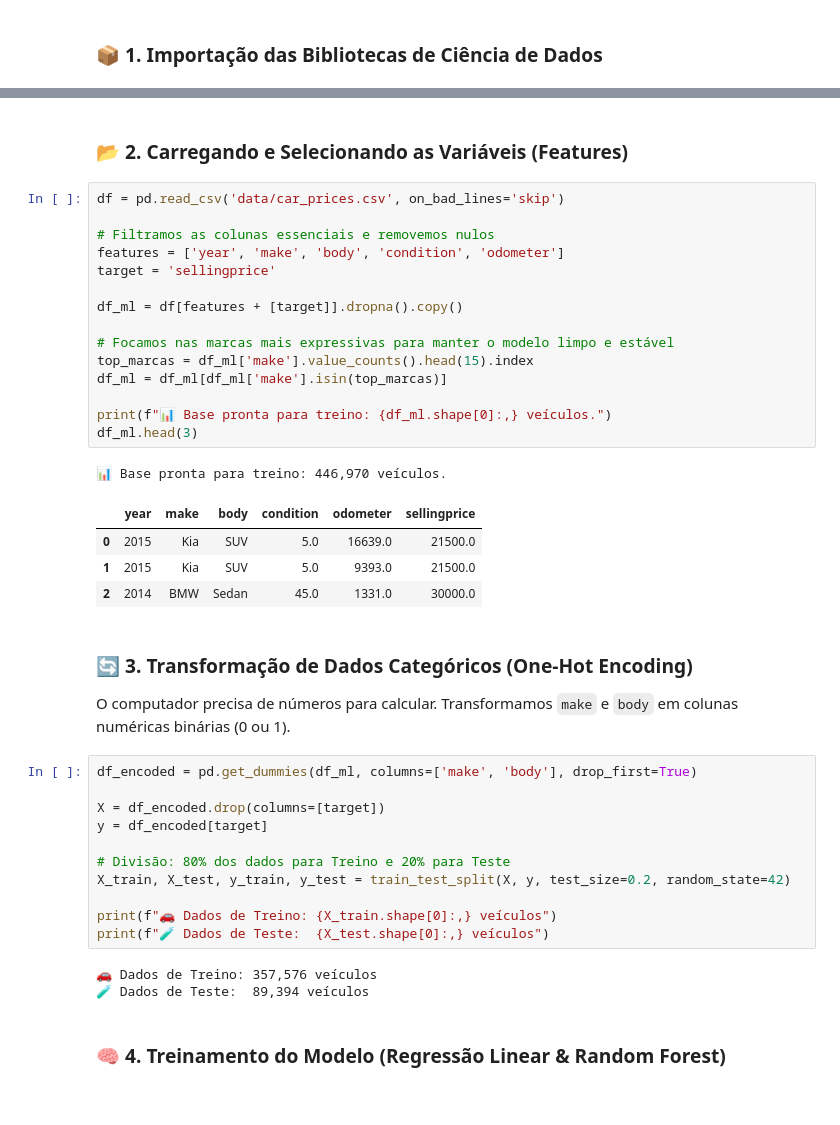
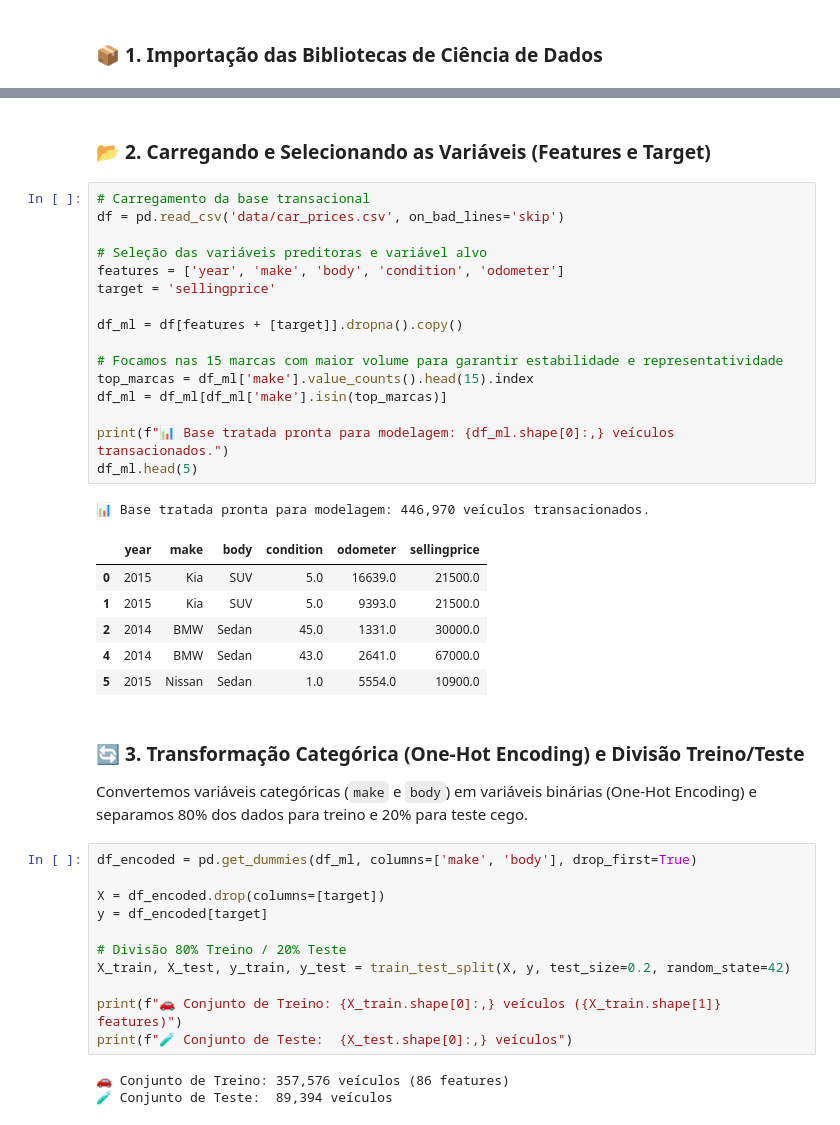
Before and after one commit to gabrielhenriquesilva2395-hub/Projeto-Mercado-Automotivo, a Jupyter notebook: 02_modelo_preditivo_precificacao.ipynb, the cells around one changed output, grey strips where cells are left out. Drawn from its saved outputs; the diff is of its cells as text.

```diff
--- a/02_modelo_preditivo_precificacao.ipynb
+++ b/02_modelo_preditivo_precificacao.ipynb
@@ -26,44 +32,45 @@ print("✅ Bibliotecas de Machine Learning importadas com sucesso!")
 # %% [output]
 ✅ Bibliotecas de Machine Learning importadas com sucesso!
 # %% [markdown]
-### 📂 2. Carregando e Selecionando as Variáveis (Features)
+### 📂 2. Carregando e Selecionando as Variáveis (Features e Target)
 # %%
+# Carregamento da base transacional
 df = pd.read_csv('data/car_prices.csv', on_bad_lines='skip')
 
-# Filtramos as colunas essenciais e removemos nulos
+# Seleção das variáveis preditoras e variável alvo
 features = ['year', 'make', 'body', 'condition', 'odometer']
 target = 'sellingprice'
 
 df_ml = df[features + [target]].dropna().copy()
 
-# Focamos nas marcas mais expressivas para manter o modelo limpo e estável
+# Focamos nas 15 marcas com maior volume para garantir estabilidade e representatividade
 top_marcas = df_ml['make'].value_counts().head(15).index
 df_ml = df_ml[df_ml['make'].isin(top_marcas)]
 
-print(f"📊 Base pronta para treino: {df_ml.shape[0]:,} veículos.")
-df_ml.head(3)
+print(f"📊 Base tratada pronta para modelagem: {df_ml.shape[0]:,} veículos transacionados.")
+df_ml.head(5)
 # %% [output]
-📊 Base pronta para treino: 446,970 veículos.
+📊 Base tratada pronta para modelagem: 446,970 veículos transacionados.
 |  | year | make | body | condition | odometer | sellingprice |
 | 0 | 2015 | Kia | SUV | 5.0 | 16639.0 | 21500.0 |
 | 1 | 2015 | Kia | SUV | 5.0 | 9393.0 | 21500.0 |
 | 2 | 2014 | BMW | Sedan | 45.0 | 1331.0 | 30000.0 |
+| 4 | 2014 | BMW | Sedan | 43.0 | 2641.0 | 67000.0 |
+| 5 | 2015 | Nissan | Sedan | 1.0 | 5554.0 | 10900.0 |
-# %% [markdown]
-### 🔄 3. Transformação de Dados Categóricos (One-Hot Encoding)
-O computador precisa de números para calcular. Transformamos `make` e `body` em colunas numéricas binárias (0 ou 1).
+# %% [markdown]
+### 🔄 3. Transformação Categórica (One-Hot Encoding) e Divisão Treino/Teste
+Convertemos variáveis categóricas (`make` e `body`) em variáveis binárias (One-Hot Encoding) e separamos 80% dos dados para treino e 20% para teste cego.
 # %%
 df_encoded = pd.get_dummies(df_ml, columns=['make', 'body'], drop_first=True)
 
 X = df_encoded.drop(columns=[target])
 y = df_encoded[target]
 
-# Divisão: 80% dos dados para Treino e 20% para Teste
+# Divisão 80% Treino / 20% Teste
 X_train, X_test, y_train, y_test = train_test_split(X, y, test_size=0.2, random_state=42)
 
-print(f"🚗 Dados de Treino: {X_train.shape[0]:,} veículos")
-print(f"🧪 Dados de Teste:  {X_test.shape[0]:,} veículos")
+print(f"🚗 Conjunto de Treino: {X_train.shape[0]:,} veículos ({X_train.shape[1]} features)")
+print(f"🧪 Conjunto de Teste:  {X_test.shape[0]:,} veículos")
 # %% [output]
-🚗 Dados de Treino: 357,576 veículos
-🧪 Dados de Teste:  89,394 veículos
+🚗 Conjunto de Treino: 357,576 veículos (86 features)
+🧪 Conjunto de Teste:  89,394 veículos
-# %% [markdown]
-### 🧠 4. Treinamento do Modelo (Regressão Linear & Random Forest)
```
Also changed, not shown: parts of 19 cells of this notebook, 2 other files.
